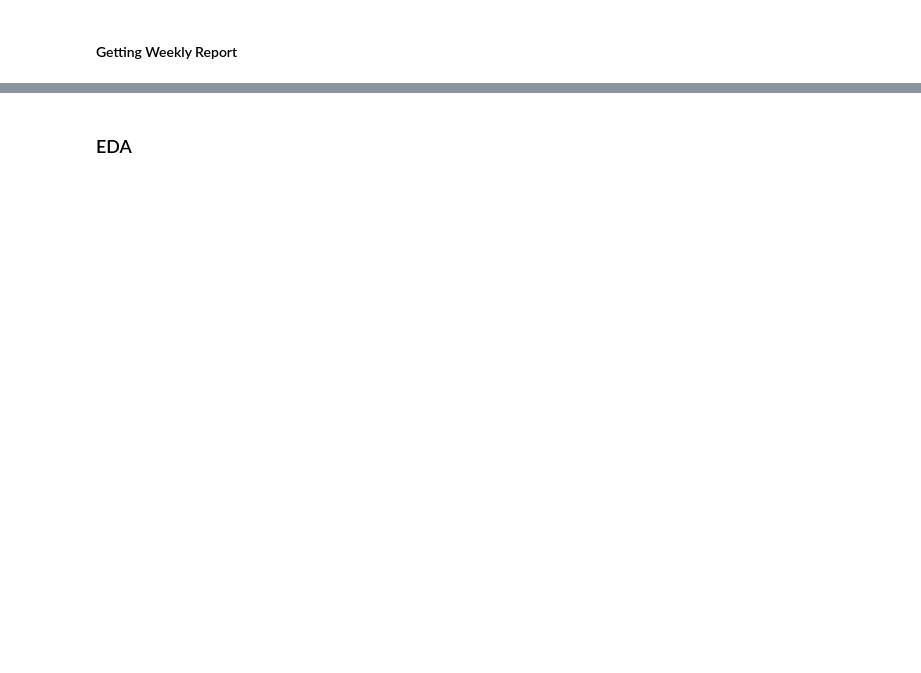
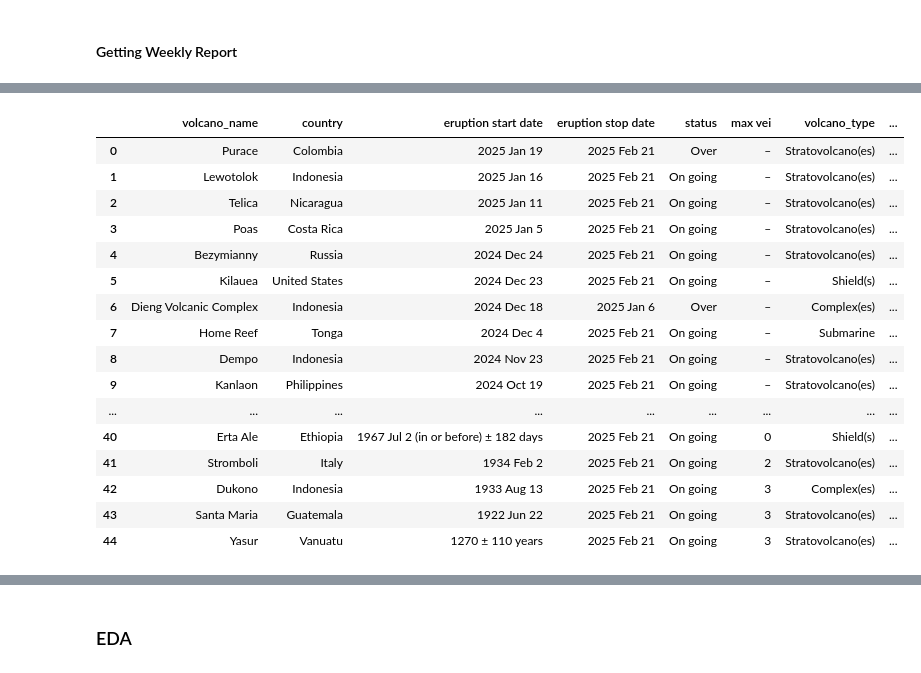
Before and after one commit to veronicadeleonh/earthquakes-volcanoes, a Jupyter notebook: dev-notebooks/volcano-cleaning.ipynb, the cells around one changed output, grey strips where cells are left out. Cells and saved outputs as stored; diff of their text form; code cells hidden in the pictures; blank space fills up the shorter version.

```diff
--- a/dev-notebooks/volcano-cleaning.ipynb
+++ b/dev-notebooks/volcano-cleaning.ipynb
@@ -604,0 +599,3 @@ eruptions_and_types
+# %%
+yearly_report = clean_yearly_report()
+yearly_report
@@ -604,0 +620,21 @@ eruptions_and_types
+# %%
+yearly_report = pd.merge(yearly_report, volcanoes_of_earth, on='volcano_name', how='inner')
+yearly_report
+# %% [output]
+|  | volcano_name | country | eruption start date | eruption stop date | status | max vei | volcano_type | ... |
+| 0 | Purace | Colombia | 2025 Jan 19 | 2025 Feb 21 | Over | – | Stratovolcano(es) | ... |
+| 1 | Lewotolok | Indonesia | 2025 Jan 16 | 2025 Feb 21 | On going | – | Stratovolcano(es) | ... |
+| 2 | Telica | Nicaragua | 2025 Jan 11 | 2025 Feb 21 | On going | – | Stratovolcano(es) | ... |
+| 3 | Poas | Costa Rica | 2025 Jan 5 | 2025 Feb 21 | On going | – | Stratovolcano(es) | ... |
+| 4 | Bezymianny | Russia | 2024 Dec 24 | 2025 Feb 21 | On going | – | Stratovolcano(es) | ... |
+| 5 | Kilauea | United States | 2024 Dec 23 | 2025 Feb 21 | On going | – | Shield(s) | ... |
+| 6 | Dieng Volcanic Complex | Indonesia | 2024 Dec 18 | 2025 Jan 6 | Over | – | Complex(es) | ... |
+| 7 | Home Reef | Tonga | 2024 Dec 4 | 2025 Feb 21 | On going | – | Submarine | ... |
+| 8 | Dempo | Indonesia | 2024 Nov 23 | 2025 Feb 21 | On going | – | Stratovolcano(es) | ... |
+| 9 | Kanlaon | Philippines | 2024 Oct 19 | 2025 Feb 21 | On going | – | Stratovolcano(es) | ... |
+| ... | ... | ... | ... | ... | ... | ... | ... | ... |
+| 40 | Erta Ale | Ethiopia | 1967 Jul 2 (in or before) ± 182 days | 2025 Feb 21 | On going | 0 | Shield(s) | ... |
+| 41 | Stromboli | Italy | 1934 Feb 2 | 2025 Feb 21 | On going | 2 | Stratovolcano(es) | ... |
+| 42 | Dukono | Indonesia | 1933 Aug 13 | 2025 Feb 21 | On going | 3 | Complex(es) | ... |
+| 43 | Santa Maria | Guatemala | 1922 Jun 22 | 2025 Feb 21 | On going | 3 | Stratovolcano(es) | ... |
+| 44 | Yasur | Vanuatu | 1270 ± 110 years | 2025 Feb 21 | On going | 3 | Stratovolcano(es) | ... |
```
Also changed, not shown: parts of 19 cells of this notebook, 4 other files.
